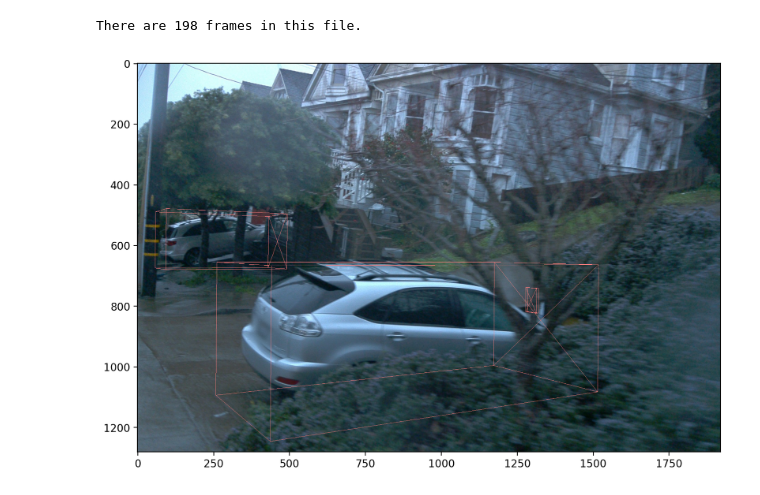
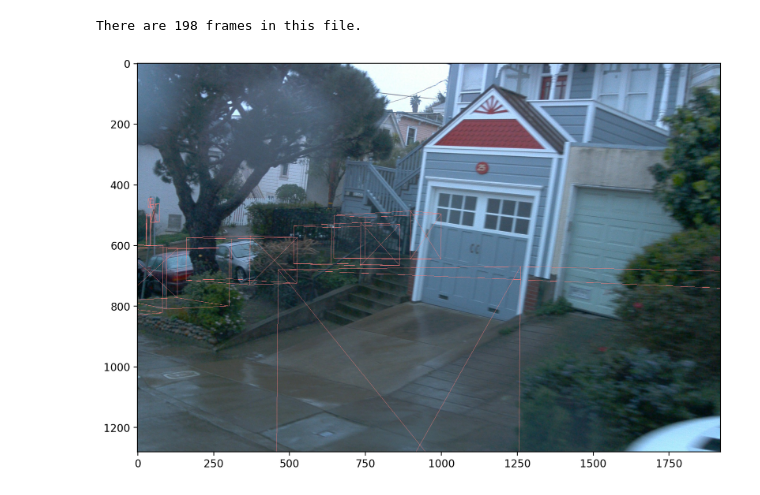
Before and after one commit to anhvth/Pseudo_Lidar_V2, a Jupyter notebook: waymo_kitti_converter/waymo-tf-vis.ipynb, the cells around one changed output. Saved outputs shown, nothing was run; the diff lists cells and outputs as text; code cells hidden in the pictures.

```diff
--- a/waymo_kitti_converter/waymo-tf-vis.ipynb
+++ b/waymo_kitti_converter/waymo-tf-vis.ipynb
@@ -40,28 +40,28 @@ def display_labels_on_image(camera_calibration, camera, labels, display_time = -
 # %%
 
 from glob import glob
 import os.path as osp
 filename = '/data/waymo/tfs/segment-10017090168044687777_6380_000_6400_000_with_camera_labels.tfrecord'
 datafile = WaymoDataFileReader(filename)
 
 # Generate a table of the offset of all frame records in the file.
 table = datafile.get_record_table()
 
 print("There are %d frames in this file." % len(table))
-ti = 24
+ti = 120
 pbar = tqdm(datafile, total=len(table))
 images = []
 i = 0
 for frame in pbar:
 
     if ti == i:
         camera_name = dataset_pb2.CameraName.FRONT_RIGHT
         camera_calibration = utils.get(frame.context.camera_calibrations, camera_name)
         camera = utils.get(frame.images, camera_name)
         image = display_labels_on_image(camera_calibration, camera, frame.laser_labels, 10)
         show(image, dpi=200)
         break
     i += 1
 # %% [output]
 There are 198 frames in this file.
-[figure, old version]
+[figure, new version]
```
Also changed, not shown: 5 other files.
